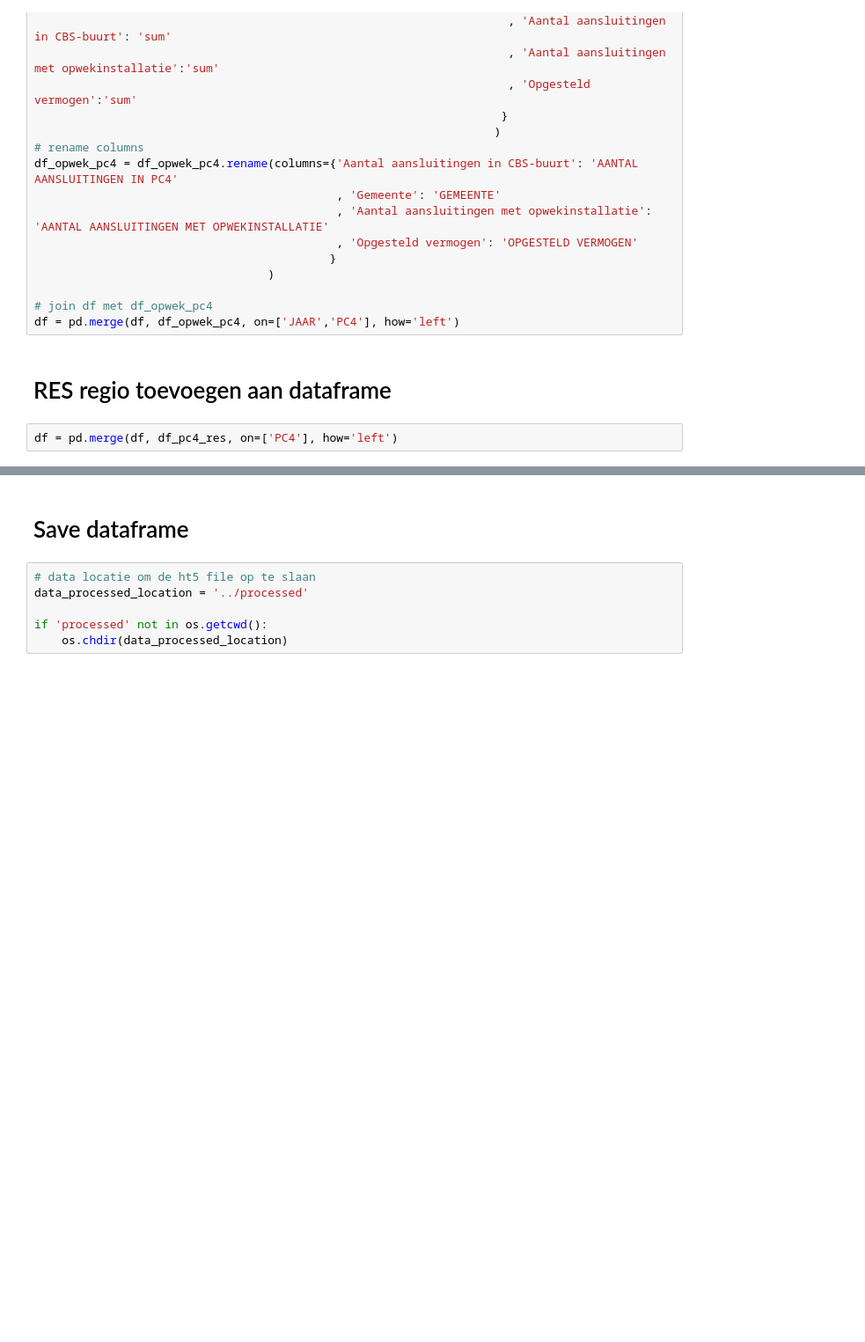
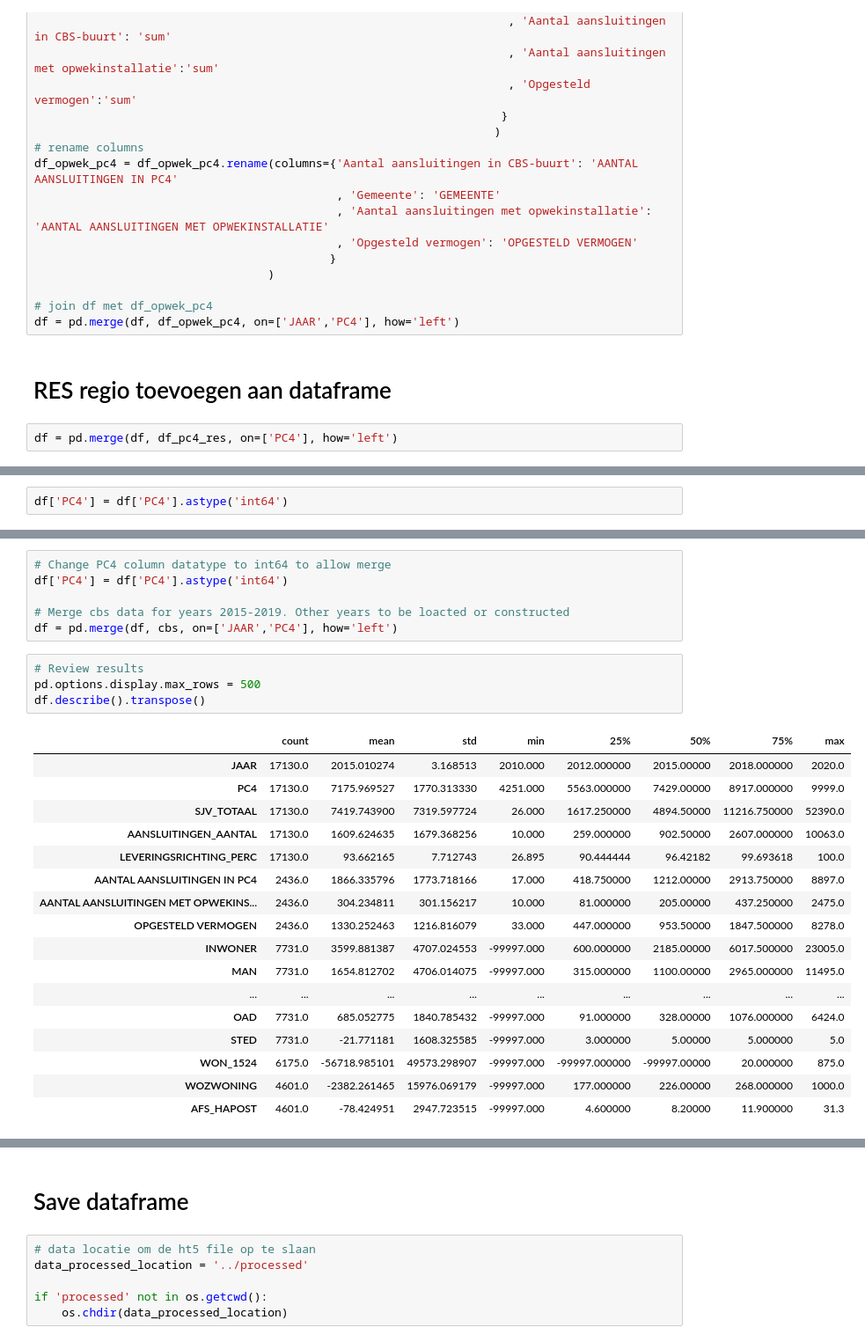
Before and after one commit to processminery/jads_enexis, a Jupyter notebook: notebooks/master_dataframe.ipynb, the cells around one changed output, grey strips where cells are left out. Shown at 88% size. Cells and saved outputs as stored; diff of their text form; blank space fills up the shorter version.

```diff
--- a/notebooks/master_dataframe.ipynb
+++ b/notebooks/master_dataframe.ipynb
@@ -102,0 +146,2 @@ df = pd.merge(df, df_pc4_res, on=['PC4'], how='left')
+# %%
+df['PC4'] = df['PC4'].astype('int64')
@@ -102,0 +177,28 @@ df = pd.merge(df, df_pc4_res, on=['PC4'], how='left')
+# %%
+# Change PC4 column datatype to int64 to allow merge
+df['PC4'] = df['PC4'].astype('int64')
+
+# Merge cbs data for years 2015-2019. Other years to be loacted or constructed
+df = pd.merge(df, cbs, on=['JAAR','PC4'], how='left')
+# %%
+# Review results
+pd.options.display.max_rows = 500
+df.describe().transpose()
+# %% [output]
+|  | count | mean | std | min | 25% | 50% | 75% | max |
+| JAAR | 17130.0 | 2015.010274 | 3.168513 | 2010.000 | 2012.000000 | 2015.00000 | 2018.000000 | 2020.0 |
+| PC4 | 17130.0 | 7175.969527 | 1770.313330 | 4251.000 | 5563.000000 | 7429.00000 | 8917.000000 | 9999.0 |
+| SJV_TOTAAL | 17130.0 | 7419.743900 | 7319.597724 | 26.000 | 1617.250000 | 4894.50000 | 11216.750000 | 52390.0 |
+| AANSLUITINGEN_AANTAL | 17130.0 | 1609.624635 | 1679.368256 | 10.000 | 259.000000 | 902.50000 | 2607.000000 | 10063.0 |
+| LEVERINGSRICHTING_PERC | 17130.0 | 93.662165 | 7.712743 | 26.895 | 90.444444 | 96.42182 | 99.693618 | 100.0 |
+| AANTAL AANSLUITINGEN IN PC4 | 2436.0 | 1866.335796 | 1773.718166 | 17.000 | 418.750000 | 1212.00000 | 2913.750000 | 8897.0 |
+| AANTAL AANSLUITINGEN MET OPWEKINS... | 2436.0 | 304.234811 | 301.156217 | 10.000 | 81.000000 | 205.00000 | 437.250000 | 2475.0 |
+| OPGESTELD VERMOGEN | 2436.0 | 1330.252463 | 1216.816079 | 33.000 | 447.000000 | 953.50000 | 1847.500000 | 8278.0 |
+| INWONER | 7731.0 | 3599.881387 | 4707.024553 | -99997.000 | 600.000000 | 2185.00000 | 6017.500000 | 23005.0 |
+| MAN | 7731.0 | 1654.812702 | 4706.014075 | -99997.000 | 315.000000 | 1100.00000 | 2965.000000 | 11495.0 |
+| ... | ... | ... | ... | ... | ... | ... | ... | ... |
+| OAD | 7731.0 | 685.052775 | 1840.785432 | -99997.000 | 91.000000 | 328.00000 | 1076.000000 | 6424.0 |
+| STED | 7731.0 | -21.771181 | 1608.325585 | -99997.000 | 3.000000 | 5.00000 | 5.000000 | 5.0 |
+| WON_1524 | 6175.0 | -56718.985101 | 49573.298907 | -99997.000 | -99997.000000 | -99997.00000 | 20.000000 | 875.0 |
+| WOZWONING | 4601.0 | -2382.261465 | 15976.069179 | -99997.000 | 177.000000 | 226.00000 | 268.000000 | 1000.0 |
+| AFS_HAPOST | 4601.0 | -78.424951 | 2947.723515 | -99997.000 | 4.600000 | 8.20000 | 11.900000 | 31.3 |
```
Also changed, not shown: parts of 6 cells of this notebook, 5 other files.
